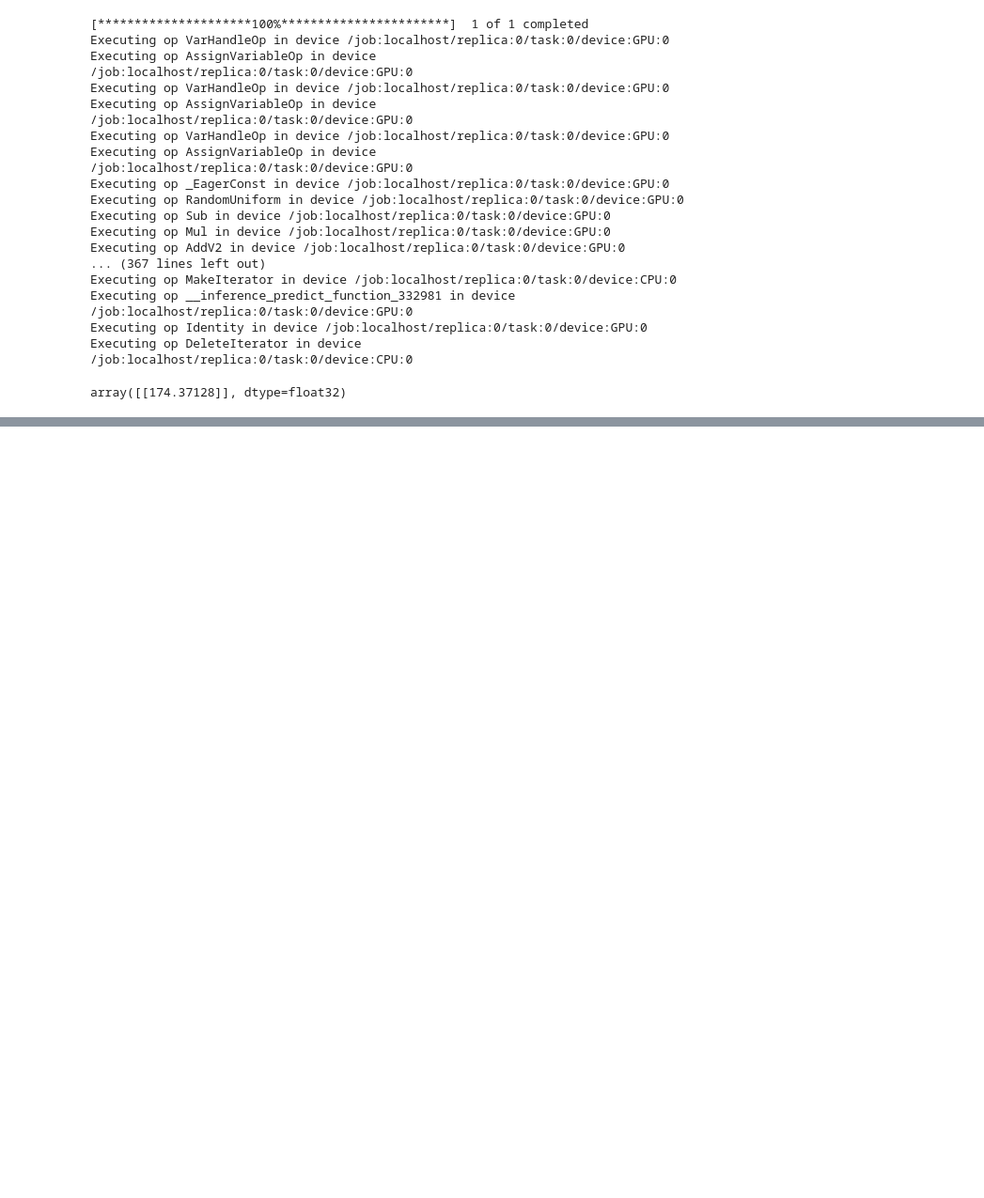
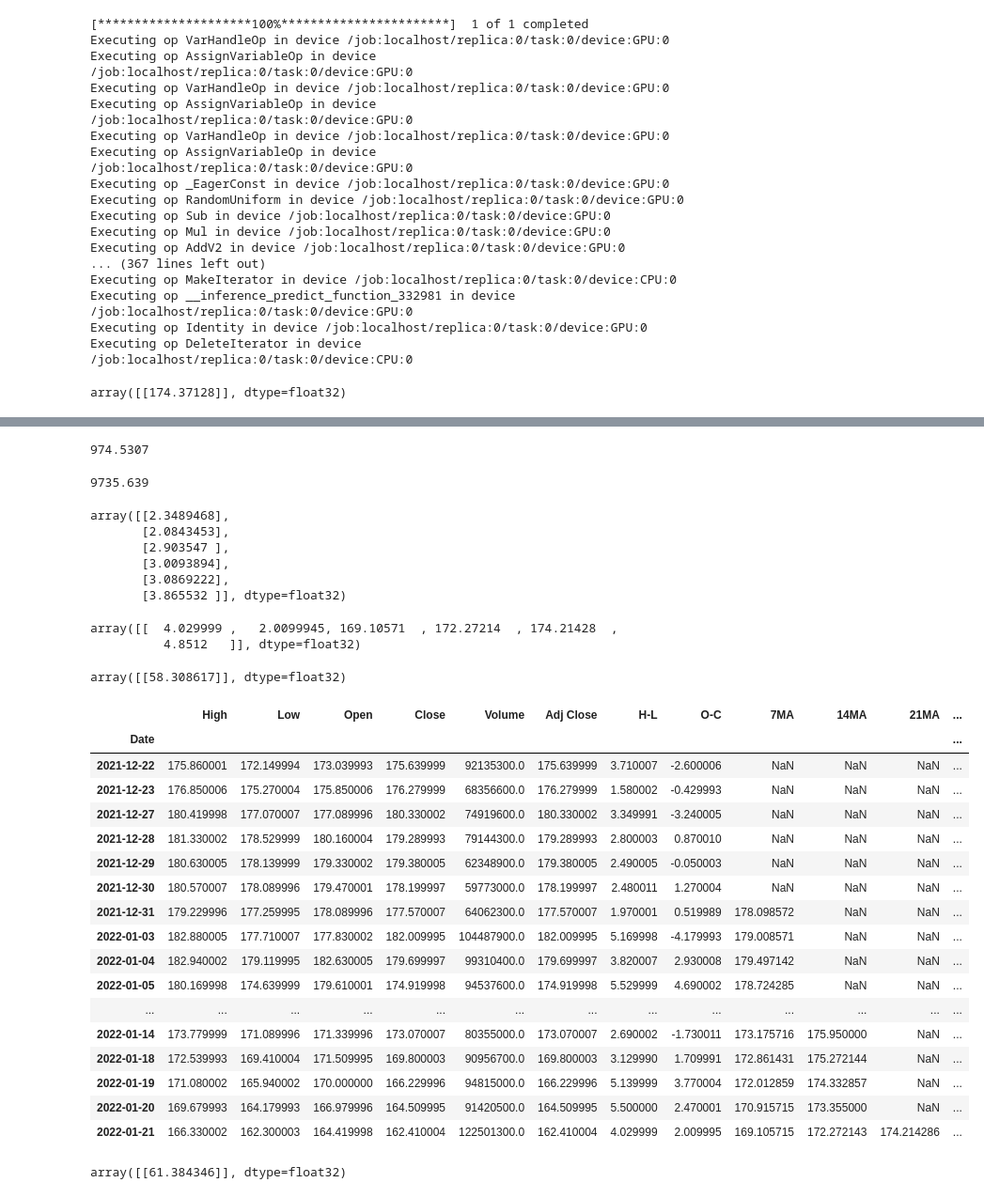
Before and after one commit to SaiNavyanth2000/FYP-Stock-Price-Prediction, a Jupyter notebook: code/MachineLearning/arima/202201-Arima Version 1.ipynb, the cells around one changed output, grey strips where cells are left out. Shown: that part at 94% size. Saved outputs shown, nothing was run; the diff lists cells and outputs as text; code cells hidden in the pictures; blank space fills up the shorter version.

```diff
--- a/code/MachineLearning/arima/202201-Arima Version 1.ipynb
+++ b/code/MachineLearning/arima/202201-Arima Version 1.ipynb
@@ -295,0 +469,75 @@ array([[174.37128]], dtype=float32)
+# %%
+#X_test_predict = scaler_x.transform(X_test)
+y_pred = model.predict(X_test)
+
+np.sqrt(np.sum((y_pred - y_test)[0]**2))
+# %% [output]
+974.5307
+# %%
+np.sum((y_test - y_pred)[0])
+# %% [output]
+9735.639
+# %%
+test_data
+# %% [output]
+array([[2.3489468],
+       [2.0843453],
+       [2.903547 ],
+       [3.0093894],
+       [3.0869222],
+       [3.865532 ]], dtype=float32)
+# %%
+test_data
+# %% [output]
+array([[  4.029999 ,   2.0099945, 169.10571  , 172.27214  , 174.21428  ,
+          4.8512   ]], dtype=float32)
+# %%
+#df = pd.DataFrame(stock_data).T
+df=scaler_x.transform(test_data)
+prediction = model.predict(df )
+prediction
+# %% [output]
+array([[58.308617]], dtype=float32)
+# %%
+tick = 'AAPL'
+import pandas_datareader as pdr
+def getTestData(ticker, start):
+    data = pdr.get_data_yahoo(ticker, start=start, end=today)
+    # dataname= ticker+"_"+str(today)
+    return data[-21:]
+
+from datetime import date
+today = date.today()
+
+from datetime import datetime, timedelta
+start = d = today - timedelta(days=150)
+
+df = getTestData(tick,start)
+# %%
+df['H-L'] = df['High'] - df['Low']
+df['O-C'] = df['Open'] - df['Close']
+df['7MA'] = df['Adj Close'].rolling(window=7).mean()
+df['14MA'] = df['Adj Close'].rolling(window=14).mean()
+df['21MA'] = df['Adj Close'].rolling(window=21).mean()
+df['7SD'] = df['Adj Close'].rolling(window=7).std()
+# %%
+df
+# %% [output]
+|  | High | Low | Open | Close | Volume | Adj Close | H-L | O-C | 7MA | 14MA | 21MA | ... |
+| Date |  |  |  |  |  |  |  |  |  |  |  | ... |
+| 2021-12-22 | 175.860001 | 172.149994 | 173.039993 | 175.639999 | 92135300.0 | 175.639999 | 3.710007 | -2.600006 | NaN | NaN | NaN | ... |
+| 2021-12-23 | 176.850006 | 175.270004 | 175.850006 | 176.279999 | 68356600.0 | 176.279999 | 1.580002 | -0.429993 | NaN | NaN | NaN | ... |
+| 2021-12-27 | 180.419998 | 177.070007 | 177.089996 | 180.330002 | 74919600.0 | 180.330002 | 3.349991 | -3.240005 | NaN | NaN | NaN | ... |
+| 2021-12-28 | 181.330002 | 178.529999 | 180.160004 | 179.289993 | 79144300.0 | 179.289993 | 2.800003 | 0.870010 | NaN | NaN | NaN | ... |
+| 2021-12-29 | 180.630005 | 178.139999 | 179.330002 | 179.380005 | 62348900.0 | 179.380005 | 2.490005 | -0.050003 | NaN | NaN | NaN | ... |
+| 2021-12-30 | 180.570007 | 178.089996 | 179.470001 | 178.199997 | 59773000.0 | 178.199997 | 2.480011 | 1.270004 | NaN | NaN | NaN | ... |
+| 2021-12-31 | 179.229996 | 177.259995 | 178.089996 | 177.570007 | 64062300.0 | 177.570007 | 1.970001 | 0.519989 | 178.098572 | NaN | NaN | ... |
+| 2022-01-03 | 182.880005 | 177.710007 | 177.830002 | 182.009995 | 104487900.0 | 182.009995 | 5.169998 | -4.179993 | 179.008571 | NaN | NaN | ... |
+| 2022-01-04 | 182.940002 | 179.119995 | 182.630005 | 179.699997 | 99310400.0 | 179.699997 | 3.820007 | 2.930008 | 179.497142 | NaN | NaN | ... |
+| 2022-01-05 | 180.169998 | 174.639999 | 179.610001 | 174.919998 | 94537600.0 | 174.919998 | 5.529999 | 4.690002 | 178.724285 | NaN | NaN | ... |
+| ... | ... | ... | ... | ... | ... | ... | ... | ... | ... | ... | ... | ... |
+| 2022-01-14 | 173.779999 | 171.089996 | 171.339996 | 173.070007 | 80355000.0 | 173.070007 | 2.690002 | -1.730011 | 173.175716 | 175.950000 | NaN | ... |
+| 2022-01-18 | 172.539993 | 169.410004 | 171.509995 | 169.800003 | 90956700.0 | 169.800003 | 3.129990 | 1.709991 | 172.861431 | 175.272144 | NaN | ... |
+| 2022-01-19 | 171.080002 | 165.940002 | 170.000000 | 166.229996 | 94815000.0 | 166.229996 | 5.139999 | 3.770004 | 172.012859 | 174.332857 | NaN | ... |
+| 2022-01-20 | 169.679993 | 164.179993 | 166.979996 | 164.509995 | 91420500.0 | 164.509995 | 5.500000 | 2.470001 | 170.915715 | 173.355000 | NaN | ... |
+| 2022-01-21 | 166.330002 | 162.300003 | 164.419998 | 162.410004 | 122501300.0 | 162.410004 | 4.029999 | 2.009995 | 169.105715 | 172.272143 | 174.214286 | ... |
@@ -295,0 +546,4 @@ array([[174.37128]], dtype=float32)
+# %%
+model.predict(test_data)
+# %% [output]
+array([[61.384346]], dtype=float32)
```
Also changed, not shown: parts of 14 cells of this notebook, 45 other files.
